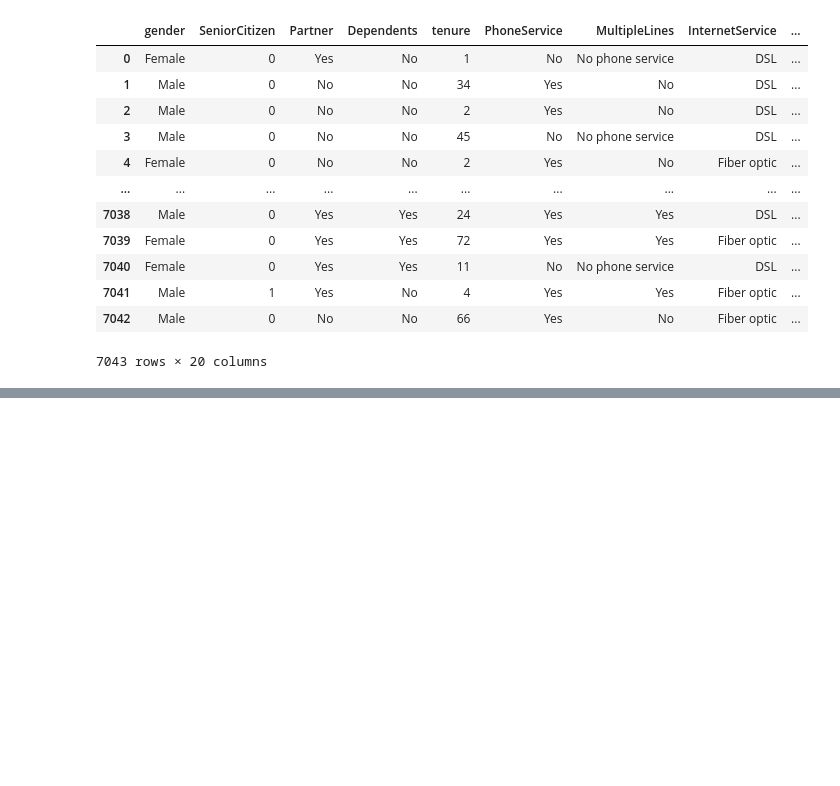
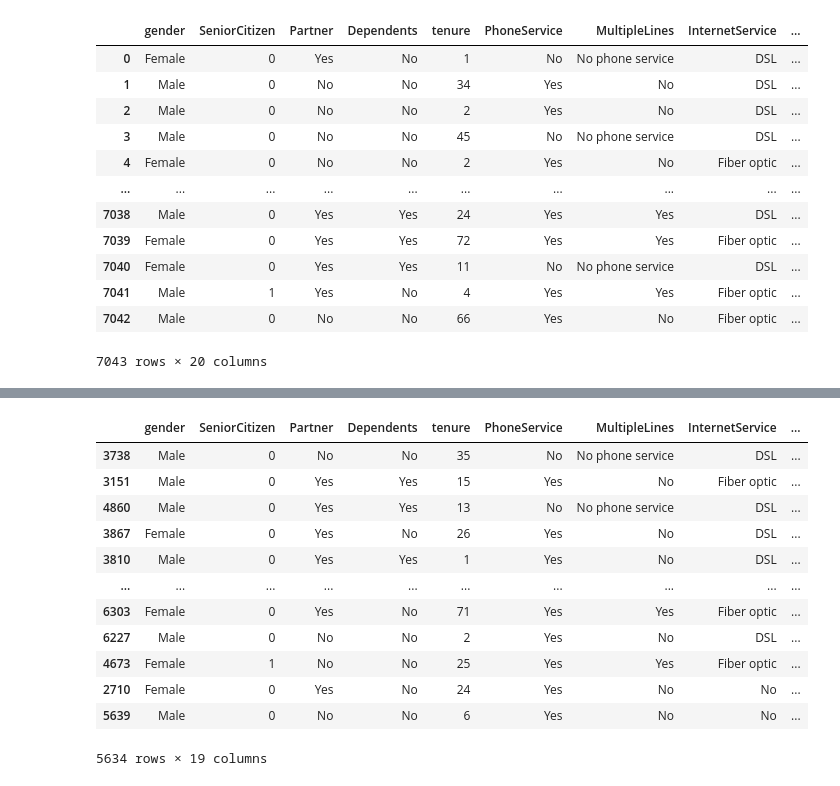
Before and after one commit to heixen/Customer-Churn-Prediction, a Jupyter notebook: notebooks/02_data_cleaning.ipynb, the cells around one changed output, grey strips where cells are left out. Cells and saved outputs as stored; diff of their text form; code cells hidden in the pictures; blank space fills up the shorter version.

Commit message:
data cleaning

```diff
--- a/notebooks/02_data_cleaning.ipynb
+++ b/notebooks/02_data_cleaning.ipynb
@@ -158,3 +158,6 @@ df_clean
 | 7041 | Male | 1 | Yes | No | 4 | Yes | Yes | Fiber optic | ... |
 | 7042 | Male | 0 | No | No | 66 | Yes | No | Fiber optic | ... |
 7043 rows × 20 columns
+# %%
+X = df_clean.drop(columns=["Churn"])
+y = df_clean["Churn"]
@@ -160,0 +170,4 @@ df_clean
+# %%
+# we convert the churn values (yes, no) to a numeric values (1, 0)
+y = y.map({"No": 0, "Yes": 1})
+y.value_counts()
@@ -160,0 +191,8 @@ df_clean
+# %%
+X_train, X_test, y_train, y_test = train_test_split(
+    X,
+    y,
+    test_size=0.2,
+    random_state=42,
+    stratify=y # it makes the split in the same proportion as the original
+)
@@ -160,0 +227,16 @@ df_clean
+# %%
+X_train
+# %% [output]
+|  | gender | SeniorCitizen | Partner | Dependents | tenure | PhoneService | MultipleLines | InternetService | ... |
+| 3738 | Male | 0 | No | No | 35 | No | No phone service | DSL | ... |
+| 3151 | Male | 0 | Yes | Yes | 15 | Yes | No | Fiber optic | ... |
+| 4860 | Male | 0 | Yes | Yes | 13 | No | No phone service | DSL | ... |
+| 3867 | Female | 0 | Yes | No | 26 | Yes | No | DSL | ... |
+| 3810 | Male | 0 | Yes | Yes | 1 | Yes | No | DSL | ... |
+| ... | ... | ... | ... | ... | ... | ... | ... | ... | ... |
+| 6303 | Female | 0 | Yes | No | 71 | Yes | Yes | Fiber optic | ... |
+| 6227 | Male | 0 | No | No | 2 | Yes | No | DSL | ... |
+| 4673 | Female | 1 | No | No | 25 | Yes | Yes | Fiber optic | ... |
+| 2710 | Female | 0 | Yes | No | 24 | Yes | No | No | ... |
+| 5639 | Male | 0 | No | No | 6 | Yes | No | No | ... |
+5634 rows × 19 columns
```
Also changed, not shown: parts of 35 cells of this notebook, 5 other files.
